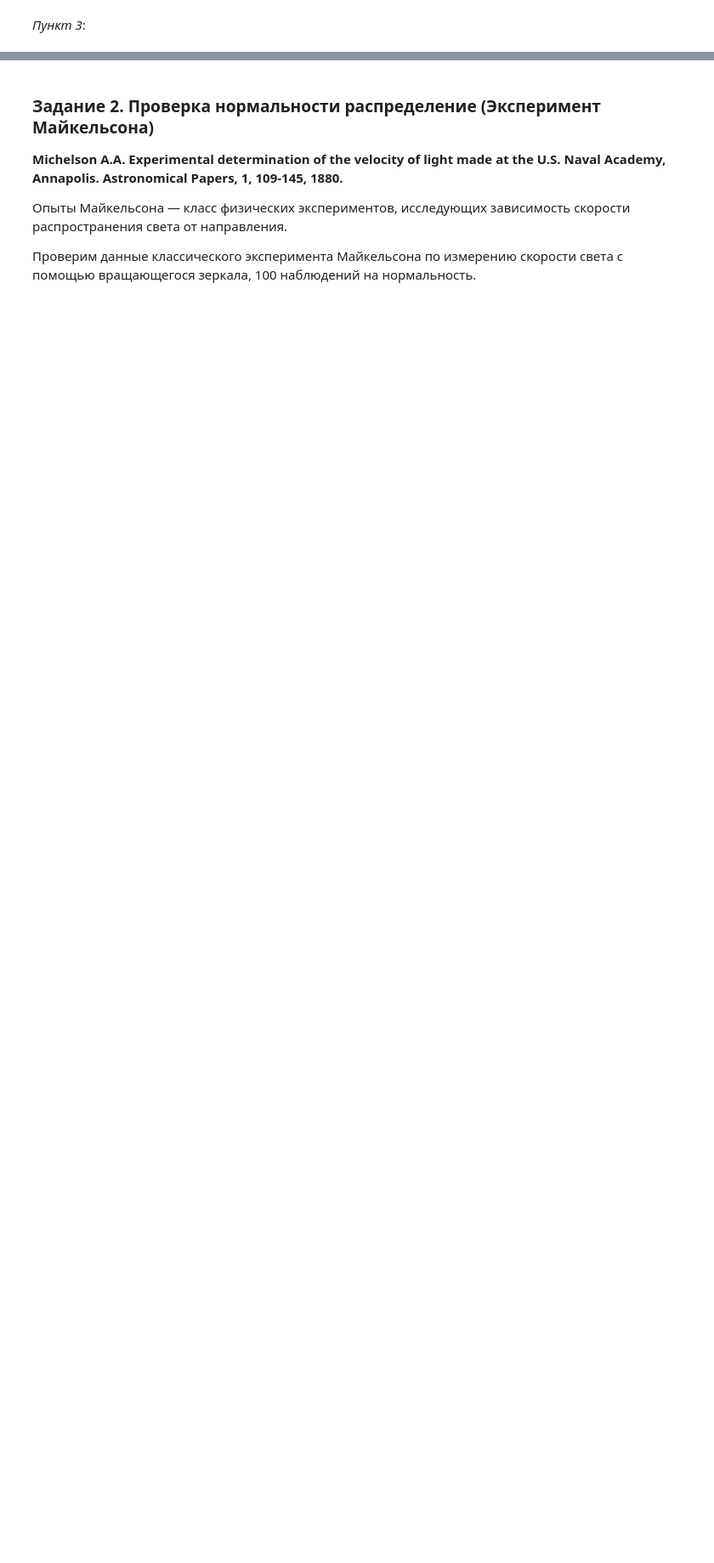
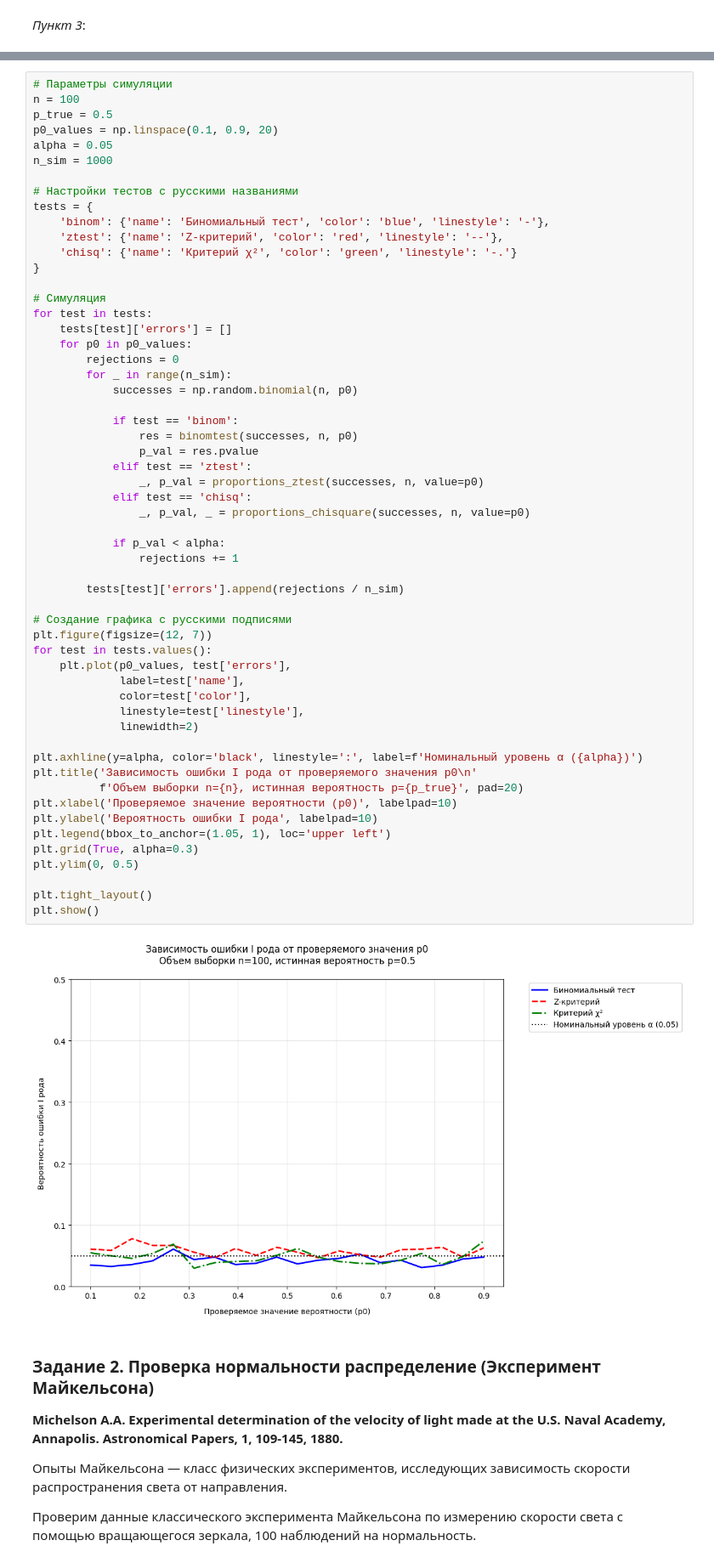
Before and after one commit to FessDemon/pim, a Jupyter notebook: pr_st_an_data/asa_course/Seminars/lab03/S3_Hypothesis.ipynb, the cells around one changed output, grey strips where cells are left out. Shown: that part at 85% size. Cells and saved outputs as stored; diff of their text form; blank space fills up the shorter version.

```diff
--- a/pr_st_an_data/asa_course/Seminars/lab03/S3_Hypothesis.ipynb
+++ b/pr_st_an_data/asa_course/Seminars/lab03/S3_Hypothesis.ipynb
@@ -543,3 +523,61 @@ plt.show()
+# %%
+# Параметры симуляции
+n = 100
+p_true = 0.5
+p0_values = np.linspace(0.1, 0.9, 20)
+alpha = 0.05
+n_sim = 1000
+
+# Настройки тестов с русскими названиями
+tests = {
+    'binom': {'name': 'Биномиальный тест', 'color': 'blue', 'linestyle': '-'},
+    'ztest': {'name': 'Z-критерий', 'color': 'red', 'linestyle': '--'},
+    'chisq': {'name': 'Критерий χ²', 'color': 'green', 'linestyle': '-.'}
+}
+
+# Симуляция
+for test in tests:
+    tests[test]['errors'] = []
+    for p0 in p0_values:
+        rejections = 0
+        for _ in range(n_sim):
+            successes = np.random.binomial(n, p0)
+
+            if test == 'binom':
+                res = binomtest(successes, n, p0)
+                p_val = res.pvalue
+            elif test == 'ztest':
+                _, p_val = proportions_ztest(successes, n, value=p0)
+            elif test == 'chisq':
+                _, p_val, _ = proportions_chisquare(successes, n, value=p0)
+
+            if p_val < alpha:
+                rejections += 1
+
+        tests[test]['errors'].append(rejections / n_sim)
+
+# Создание графика с русскими подписями
+plt.figure(figsize=(12, 7))
+for test in tests.values():
+    plt.plot(p0_values, test['errors'],
+             label=test['name'],
+             color=test['color'],
+             linestyle=test['linestyle'],
+             linewidth=2)
+
+plt.axhline(y=alpha, color='black', linestyle=':', label=f'Номинальный уровень α ({alpha})')
+plt.title('Зависимость ошибки I рода от проверяемого значения p0\n'
+          f'Объем выборки n={n}, истинная вероятность p={p_true}', pad=20)
+plt.xlabel('Проверяемое значение вероятности (p0)', labelpad=10)
+plt.ylabel('Вероятность ошибки I рода', labelpad=10)
+plt.legend(bbox_to_anchor=(1.05, 1), loc='upper left')
+plt.grid(True, alpha=0.3)
+plt.ylim(0, 0.5)
+
+plt.tight_layout()
+plt.show()
+# %% [output]
+[figure, added]
 # %% [markdown]
 ### **Задание 2. Проверка нормальности распределение (Эксперимент Майкельсона)**
 
```
Also changed, not shown: parts of 15 cells of this notebook.
